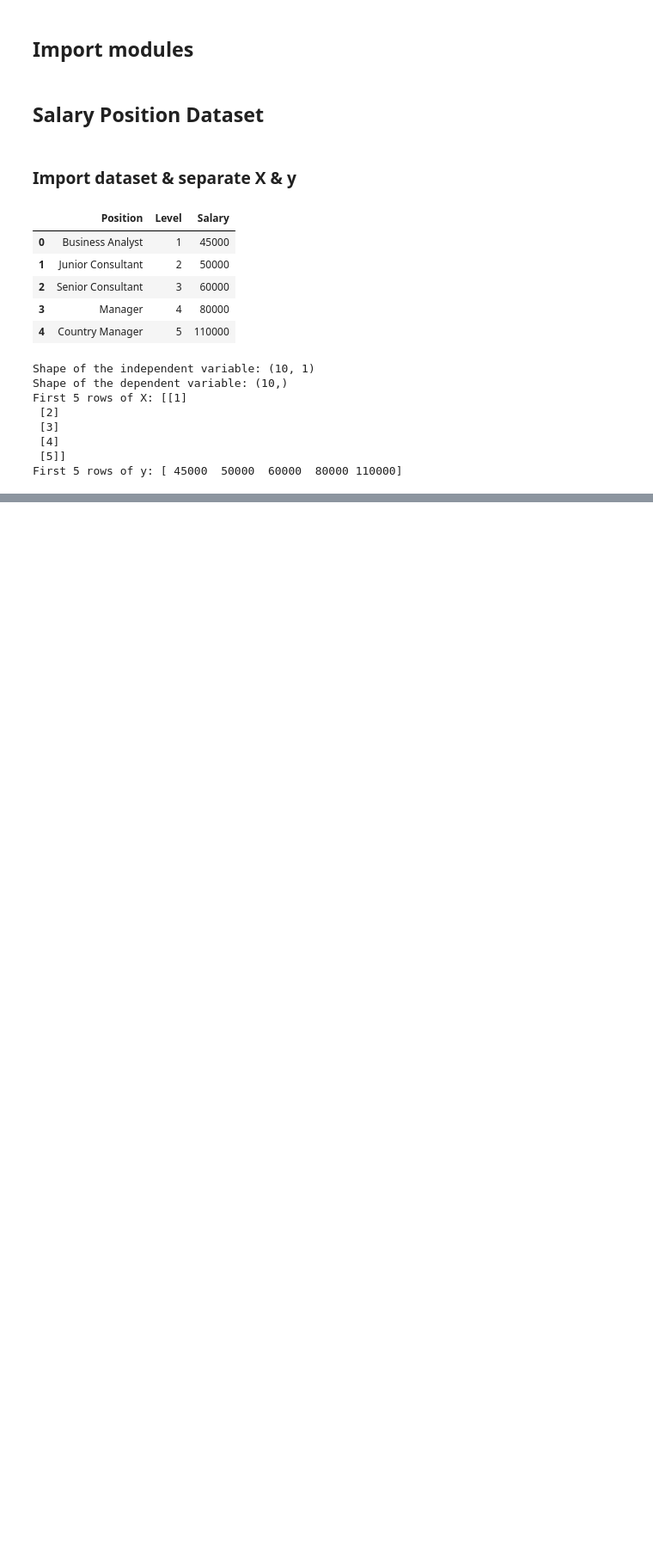
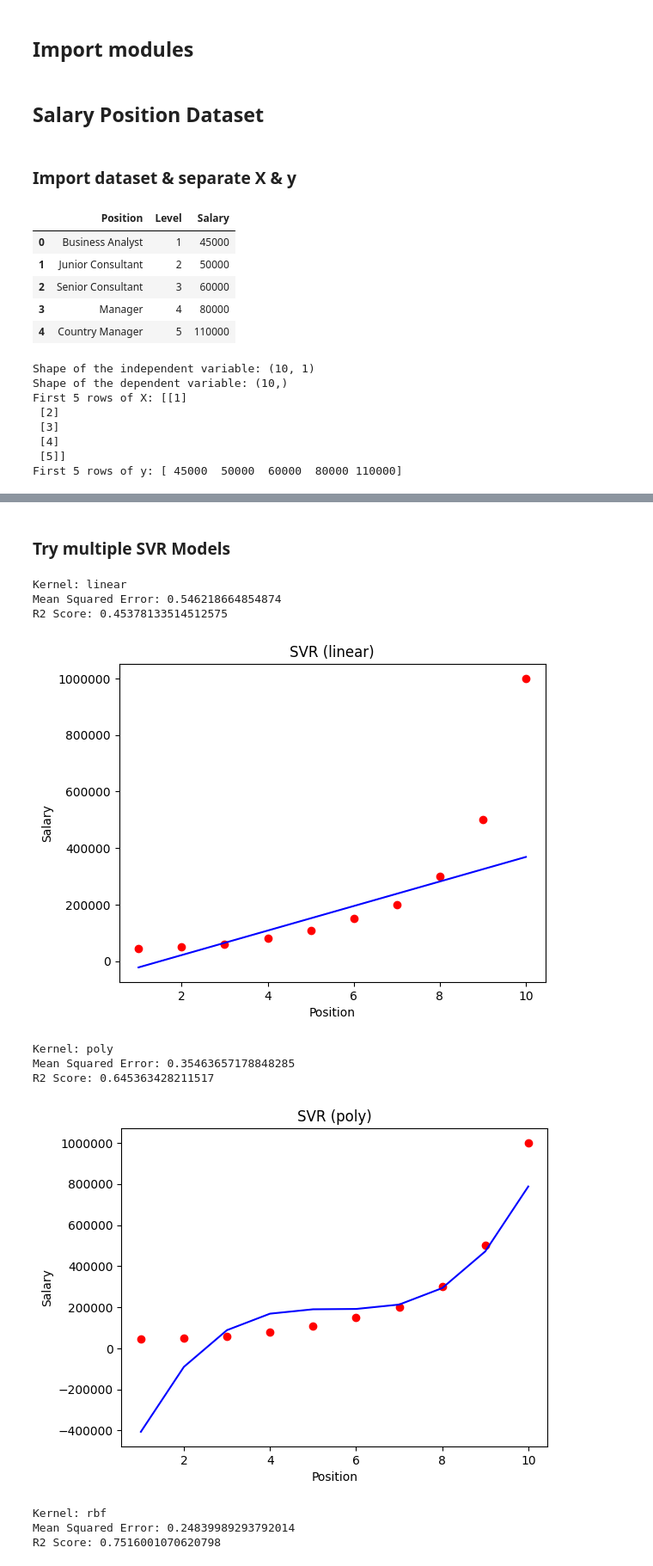
Before and after one commit to mohikhsan/learnml, a Jupyter notebook: regression/svr.ipynb, the cells around one changed output, grey strips where cells are left out. Shown: that part at 86% size. Drawn from its saved outputs; the diff is of its cells as text; code cells hidden in the pictures; blank space fills up the shorter version.

```diff
--- a/regression/svr.ipynb
+++ b/regression/svr.ipynb
@@ -53,0 +169,35 @@ First 5 rows of y: [ 45000  50000  60000  80000 110000]
+# %% [markdown]
+### Try multiple SVR Models
+# %%
+# try multiple SVR models with different kernel
+for kernel in ['linear', 'poly', 'rbf', 'sigmoid']:
+    svr_reg = SVR(kernel=kernel)
+    svr_reg.fit(X, y)
+    y_pred = svr_reg.predict(X)
+    print(f'Kernel: {kernel}')
+    print(f'Mean Squared Error: {mean_squared_error(y, y_pred)}')
+    print(f'R2 Score: {r2_score(y, y_pred)}')
+    print('')
+
+    y_pred_inverse = sc_y.inverse_transform(y_pred.reshape(-1, 1))
+
+    #visualize the SVR result
+    plt.scatter(X_inverse, y_inverse, color='red')
+    plt.plot(X_inverse, y_pred_inverse, color='blue')
+    plt.title(f'SVR ({kernel})')
+    plt.xlabel('Position')
+    plt.ylabel('Salary')
+    plt.ticklabel_format(style='plain')
+    plt.show()
+# %% [output]
+Kernel: linear
+Mean Squared Error: 0.546218664854874
+R2 Score: 0.45378133514512575
+[figure, added]
+Kernel: poly
+Mean Squared Error: 0.35463657178848285
+R2 Score: 0.645363428211517
+[figure, added]
+Kernel: rbf
+Mean Squared Error: 0.24839989293792014
+R2 Score: 0.7516001070620798
```
Also changed, not shown: parts of 12 cells of this notebook, 2 other files.
